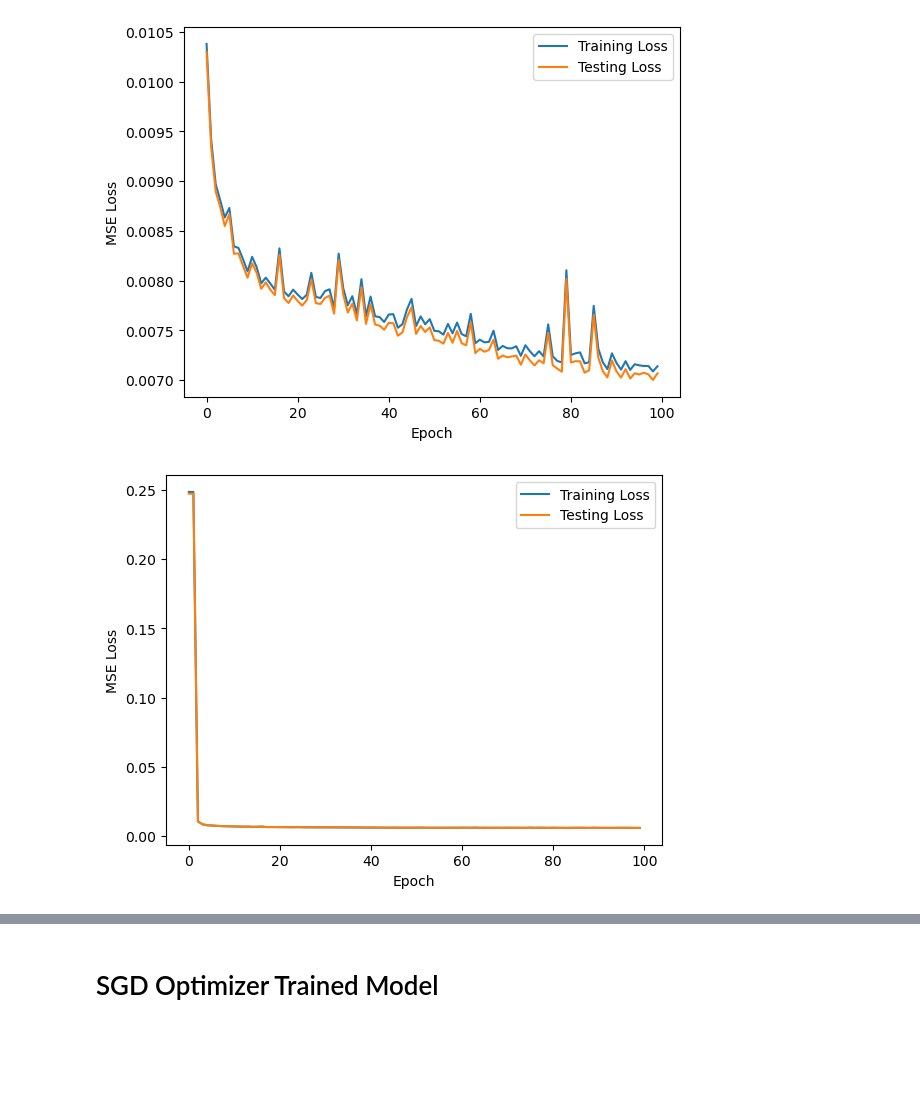
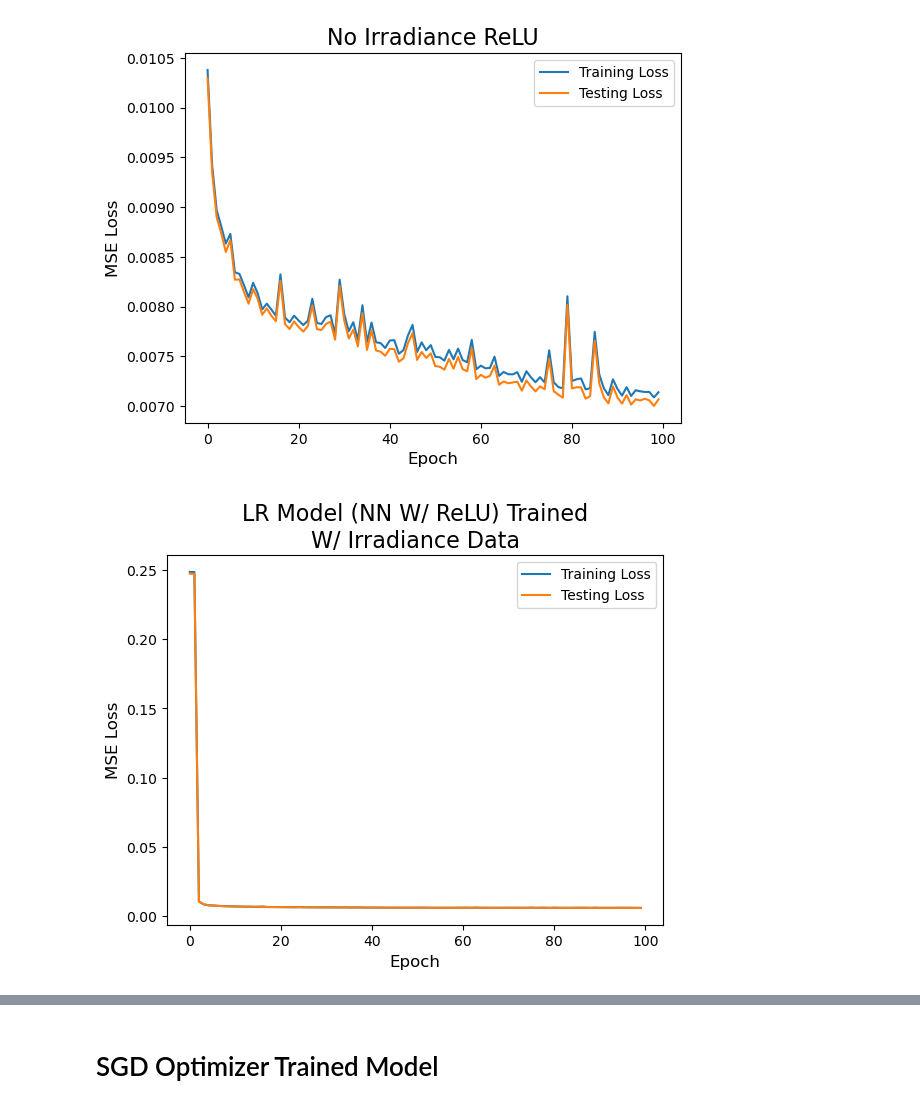
Before and after one commit to andrewdean1/solar-searcher, a Jupyter notebook: Notebooks/Models/LMTrain.ipynb, the cells around one changed output, grey strips where cells are left out. Cells and saved outputs as stored; diff of their text form; code cells hidden in the pictures; blank space fills up the shorter version.

Commit message:
touching up some plots
Co-authored-by: Col McDermott <cmcdermott@middlebury.edu>
Co-authored-by: Noah Price <noahprice9@gmail.com>

```diff
--- a/Notebooks/Models/LMTrain.ipynb
+++ b/Notebooks/Models/LMTrain.ipynb
@@ -73,25 +73,35 @@ Testing Data Loss (torch model - w/ irr.):          0.00571
 # %%
 tr_loss_no_irr = loss1[:,0]
 te_loss_no_irr = loss1[:,1]
 plt.plot(tr_loss_no_irr, label = 'Training Loss')
 plt.plot(te_loss_no_irr, label = 'Testing Loss')
 plt.legend()
-plt.xlabel('Epoch')
-plt.ylabel('MSE Loss')
+plt.xlabel('Epoch', fontsize = 12)
+plt.ylabel('MSE Loss', fontsize = 12)
+plt.title('No Irradiance ReLU', fontsize = 16)
 plt.show()
 # %% [output]
-[figure, old version]
+[figure, new version]
 # %%
 tr_loss_irr = loss2[:,0]
 te_loss_irr = loss2[:,1]
 plt.plot(tr_loss_irr, label = 'Training Loss')
 plt.plot(te_loss_irr, label = 'Testing Loss')
 plt.legend()
-plt.xlabel('Epoch')
-plt.ylabel('MSE Loss')
+plt.xlabel('Epoch', fontsize = 12)
+plt.ylabel('MSE Loss', fontsize = 12)
+plt.title('LR Model (NN W/ ReLU) Trained\nW/ Irradiance Data', fontsize = 16)
 plt.show()
+
+# tr_loss_no_irr = loss1[:,0]
+# te_loss_no_irr = loss1[:,1]
+# plt.plot(tr_loss_no_irr, label = 'Training Loss')
+# plt.plot(te_loss_no_irr, label = 'Testing Loss')
+# plt.legend()
+
+# plt.show()
 # %% [output]
-[figure, old version]
+[figure, new version]
 # %%
 lm3 = LM(all_feats = True)
 lm3.train(X_train_irr, y_train_irr, X_test_irr, y_test_irr, epochs = 100, verbose = False)
```
Also changed, not shown: parts of 2 cells of this notebook, 9 other files.
